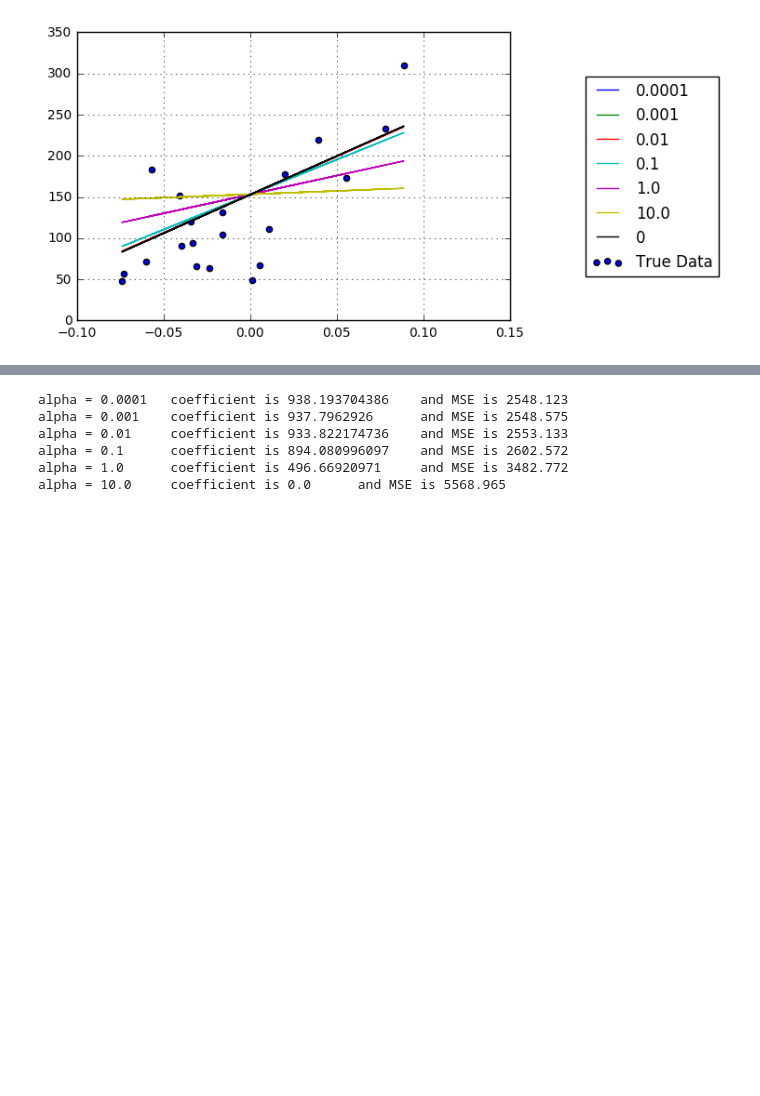
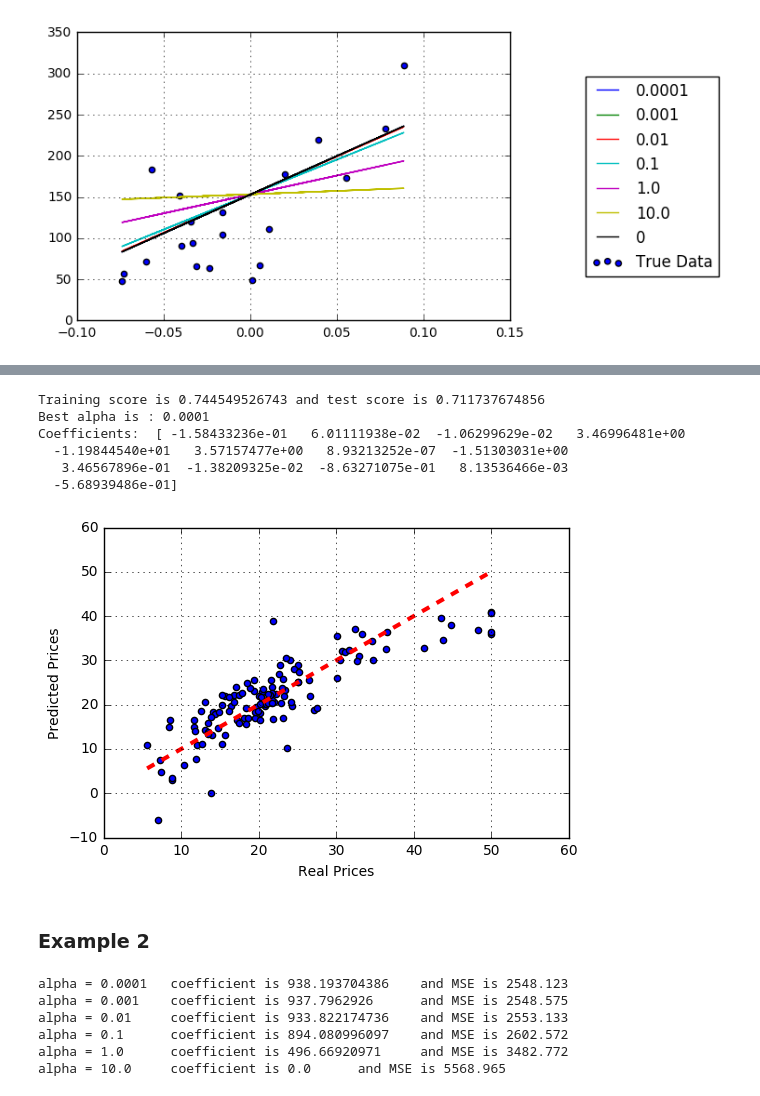
Before and after one commit to mhfarahani/Machine-Learning-Notebooks, a Jupyter notebook: Generalized Linear Models.ipynb, the cells around one changed output, grey strips where cells are left out. Cells and saved outputs as stored; diff of their text form; code cells hidden in the pictures; blank space fills up the shorter version.

```diff
--- a/Generalized Linear Models.ipynb
+++ b/Generalized Linear Models.ipynb
@@ -123,3 +174,38 @@ $$ {\min_{\omega} \frac{1}{2 n_{smaple}} \|X\omega - y \|_2}^2 + \alpha {\|\omeg
+# %%
+from sklearn.datasets import load_boston
+from sklearn.linear_model import Lasso
+from sklearn.cross_validation import train_test_split
+from sklearn.grid_search import GridSearchCV
+
+boston = load_boston()
+X = boston.data
+y = boston.target
+X_train, X_test, y_train, y_test = train_test_split(X, y, random_state=13)
+lasso = Lasso()
+param_grid = {'alpha': np.logspace(-4, 1, 6)}
+model = GridSearchCV(lasso, param_grid=param_grid)
+model.fit(X_train, y_train)
+train_score = model.score(X_train, y_train)
+y_pred = model.predict(X_test)
+test_score = model.score(X_test, y_test)
+print 'Training score is {train} and test score is {test}'.format(train=train_score , test= test_score)
+print 'Best alpha is :', model.best_params_['alpha']
+print 'Coefficients: ', model.best_estimator_.coef_
+plt.scatter(y_test, y_pred)
+plt.plot([y_test.min(), y_test.max()], [y_test.min(), y_test.max()], 'r--', lw='3')
+plt.xlabel('Real Prices')
+plt.ylabel('Predicted Prices')
+plt.grid()
+# %% [output]
+Training score is 0.744549526743 and test score is 0.711737674856
+Best alpha is : 0.0001
+Coefficients:  [ -1.58433236e-01   6.01111938e-02  -1.06299629e-02   3.46996481e+00
+  -1.19844540e+01   3.57157477e+00   8.93213252e-07  -1.51303031e+00
+   3.46567896e-01  -1.38209325e-02  -8.63271075e-01   8.13536466e-03
+  -5.68939486e-01]
+[figure, added]
+# %% [markdown]
+### Example 2
 # %%
 from sklearn.datasets import load_diabetes
 from sklearn.linear_model import Lasso
```
Also changed, not shown: parts of 14 cells of this notebook.
